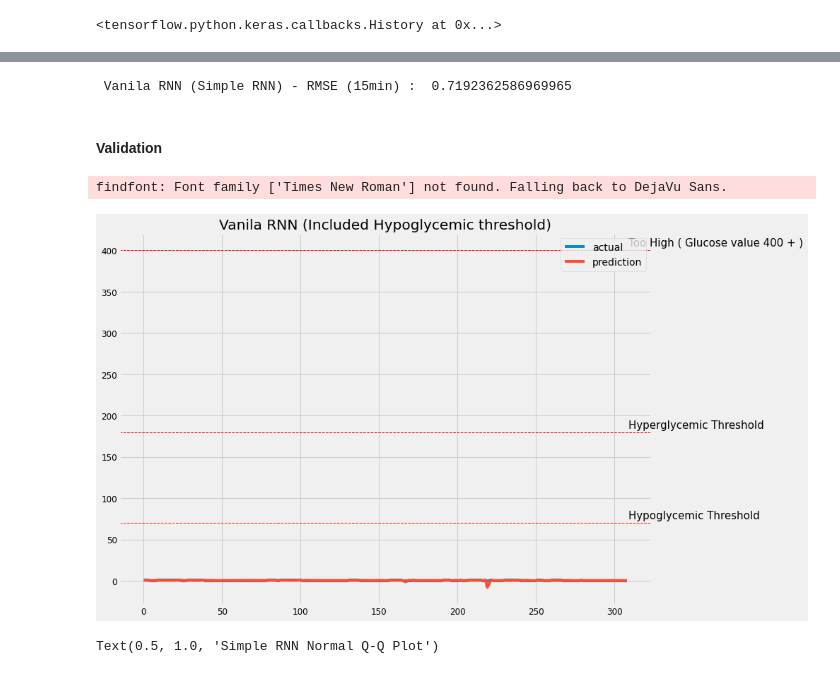
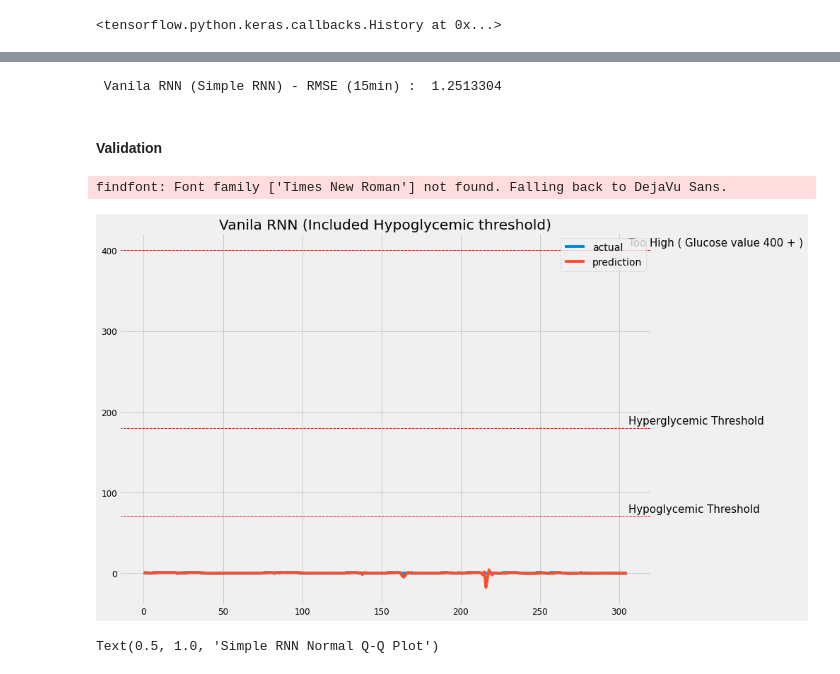
Before and after one commit to dongsikchoi/Blood-Glucose-Prediction-LSTM, a Jupyter notebook: In_Progress/BG_Prediction_Univariate_UP_DOWN_30min.ipynb, the cells around one changed output, grey strips where cells are left out. Cells and saved outputs as stored; diff of their text form; code cells hidden in the pictures.

```diff
--- a/In_Progress/BG_Prediction_Univariate_UP_DOWN_30min.ipynb
+++ b/In_Progress/BG_Prediction_Univariate_UP_DOWN_30min.ipynb
@@ -863 +865,10 @@ x_val_uni,y_val_uni=uni_data(raw_seq,TRAIN_SPLIT,None,
+# %%
+TRAIN_SPLIT=int(len(raw_seq)*0.7)
+multi_past_history = 6
+multi_future_target = 2
+STEP=1
+x_train_single, y_train_single = multi_data(dataset,dataset[:,1],0,TRAIN_SPLIT,
+                                            multi_past_history,multi_future_target,STEP,single_step=True)
+x_val_single, y_val_single = multi_data(dataset, dataset[:,1],TRAIN_SPLIT,
+                                        None,multi_past_history,multi_future_target,STEP,single_step=True)
 # %%
@@ -960,15 +991,15 @@ sess=tf.compat.v1.Session(graph=tf.compat.v1.get_default_graph(),config=session_
 K.set_session(sess)
 # %%
 model = Sequential()
-model.add(SimpleRNN(50,activation='relu',input_shape=x_train_uni.shape[-2:],return_sequences=False))
+model.add(SimpleRNN(50,activation='relu',input_shape=x_train_single.shape[-2:],return_sequences=False))
 model.add(Dense(1))
 # %%
 model.compile(optimizer='adam',loss='mse')
 # %%
-model.fit(x_train_uni,y_train_uni,epochs=200,verbose=0)
+model.fit(x_train_single,y_train_single,epochs=200,verbose=0)
 # %% [output]
 <tensorflow.python.keras.callbacks.History at 0x...>
 # %%
 K.clear_session()
 # %%
-predict_result = model.predict(x_val_uni,verbose=0)
+predict_result = model.predict(x_val_single,verbose=0)
@@ -979,28 +1029,29 @@ for i in range(len(predict_result)):
         predict_result[i]=400
 # %%
 # Val set RMSE
-print(' Vanila RNN (Simple RNN) - RMSE (15min) : ',RMSE(y_val_uni_origin,predict_result))
-val_rnn_15 = RMSE(y_val_uni_origin,predict_result)
+print(' Vanila RNN (Simple RNN) - RMSE (15min) : ',RMSE(y_val_single,predict_result))
+val_rnn_15 = RMSE(y_val_single,predict_result)
 # %% [output]
- Vanila RNN (Simple RNN) - RMSE (15min) :  0.7192362586969965
+ Vanila RNN (Simple RNN) - RMSE (15min) :  1.2513304
 # %% [markdown]
 #### Validation
 # %%
 plt.figure(figsize=(12,9))
-plt.plot(y_val_uni_origin,label='actual')
+plt.plot(y_val_single,label='actual')
 plt.plot(predict_result,label='prediction')
 plt.axhline(y=70,c='r',linestyle='--',linewidth=1)
 plt.axhline(y=180,c='r',linestyle='--',linewidth=1)
 plt.axhline(y=400,c='r',linestyle='--',linewidth=1)
 plt.text(len(predict_result),185,'Hyperglycemic Threshold',family='Times New Roman',size=15)
 plt.text(len(predict_result),75,'Hypoglycemic Threshold',family='Times New Roman',size=15)
 plt.text(len(predict_result),405,'Too High ( Glucose value 400 + )',family='Times New Roman',size=15)
+
 plt.title('Vanila RNN (Included Hypoglycemic threshold)',family='Times New Roman')
 plt.legend()
 plt.show()
 # %% [output]
 findfont: Font family ['Times New Roman'] not found. Falling back to DejaVu Sans.
-[figure, old version]
+[figure, new version]
 # %%
 from pandas import DataFrame
 from statsmodels.graphics.gofplots import qqplot
```
Also changed, not shown: parts of 16 cells of this notebook.
